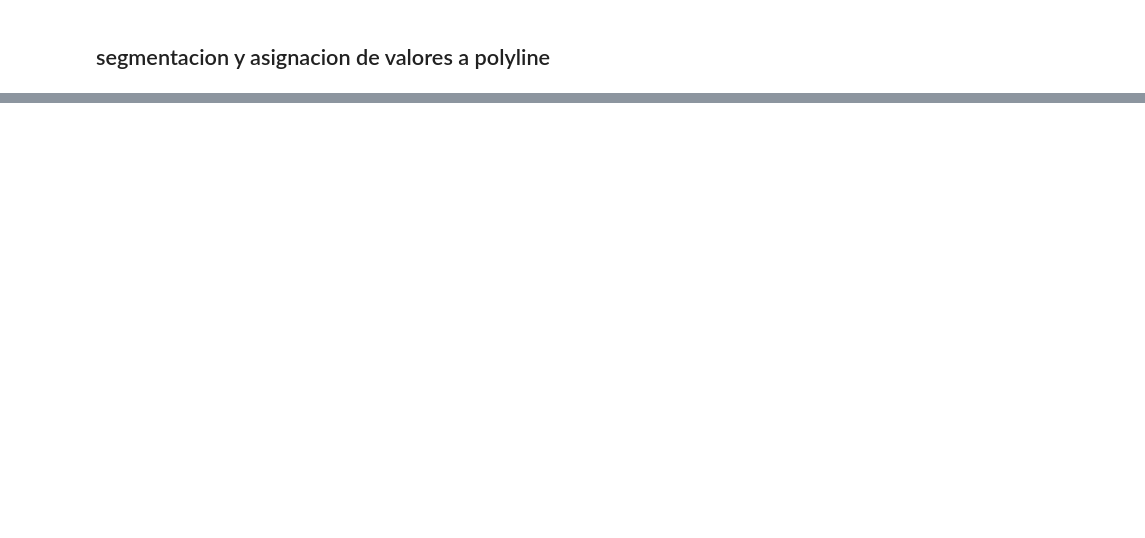
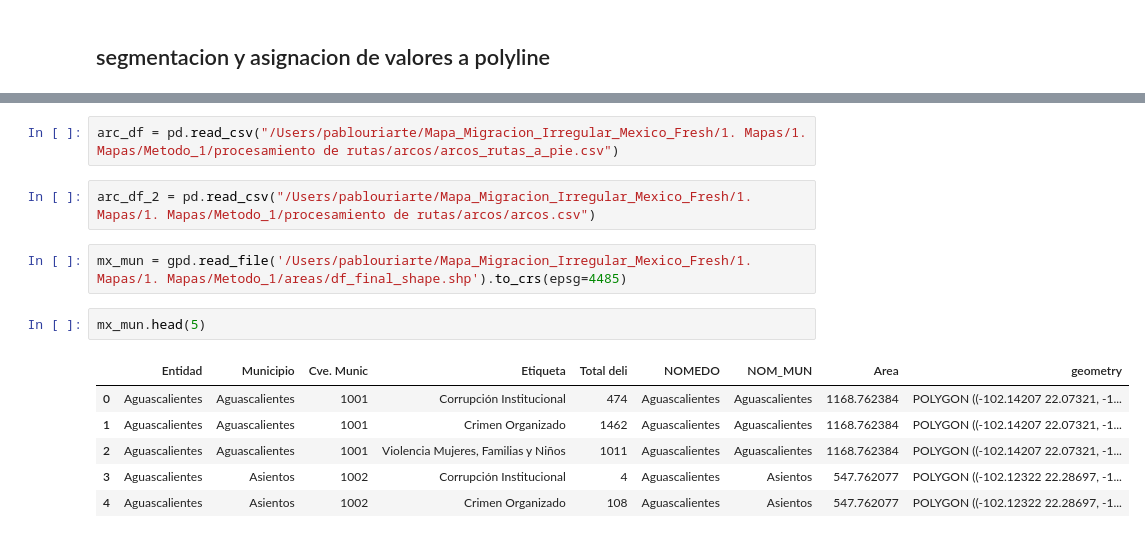
Before and after one commit to puriarter21/Mapa_Migracion_Irregular_Mexico, a Jupyter notebook: 1. Mapas/1. Mapas/Metodo_1/rutas_combinaciones.ipynb, the cells around one changed output, grey strips where cells are left out. Drawn from its saved outputs; the diff is of its cells as text; blank space fills up the shorter version.

```diff
--- a/1. Mapas/1. Mapas/Metodo_1/rutas_combinaciones.ipynb
+++ b/1. Mapas/1. Mapas/Metodo_1/rutas_combinaciones.ipynb
@@ -1163,0 +1161,15 @@ df_filtrado.head()
+# %%
+arc_df = pd.read_csv("/Users/pablouriarte/Mapa_Migracion_Irregular_Mexico_Fresh/1. Mapas/1. Mapas/Metodo_1/procesamiento de rutas/arcos/arcos_rutas_a_pie.csv")
+# %%
+arc_df_2 = pd.read_csv("/Users/pablouriarte/Mapa_Migracion_Irregular_Mexico_Fresh/1. Mapas/1. Mapas/Metodo_1/procesamiento de rutas/arcos/arcos.csv")
+# %%
+mx_mun = gpd.read_file('/Users/pablouriarte/Mapa_Migracion_Irregular_Mexico_Fresh/1. Mapas/1. Mapas/Metodo_1/areas/df_final_shape.shp').to_crs(epsg=4485)
+# %%
+mx_mun.head(5)
+# %% [output]
+|  | Entidad | Municipio | Cve. Munic | Etiqueta | Total deli | NOMEDO | NOM_MUN | Area | geometry |
+| 0 | Aguascalientes | Aguascalientes | 1001 | Corrupción Institucional | 474 | Aguascalientes | Aguascalientes | 1168.762384 | POLYGON ((-102.14207 22.07321, -1... |
+| 1 | Aguascalientes | Aguascalientes | 1001 | Crimen Organizado | 1462 | Aguascalientes | Aguascalientes | 1168.762384 | POLYGON ((-102.14207 22.07321, -1... |
+| 2 | Aguascalientes | Aguascalientes | 1001 | Violencia Mujeres, Familias y Niños | 1011 | Aguascalientes | Aguascalientes | 1168.762384 | POLYGON ((-102.14207 22.07321, -1... |
+| 3 | Aguascalientes | Asientos | 1002 | Corrupción Institucional | 4 | Aguascalientes | Asientos | 547.762077 | POLYGON ((-102.12322 22.28697, -1... |
+| 4 | Aguascalientes | Asientos | 1002 | Crimen Organizado | 108 | Aguascalientes | Asientos | 547.762077 | POLYGON ((-102.12322 22.28697, -1... |
```
Also changed, not shown: parts of 35 cells of this notebook, 24 other files.
